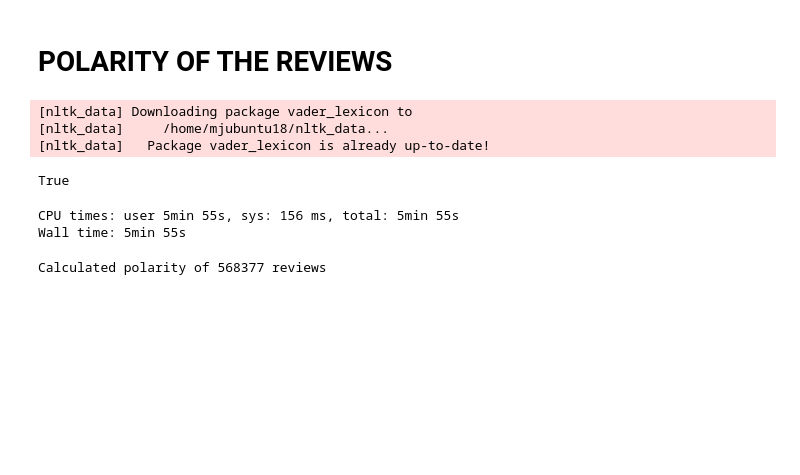
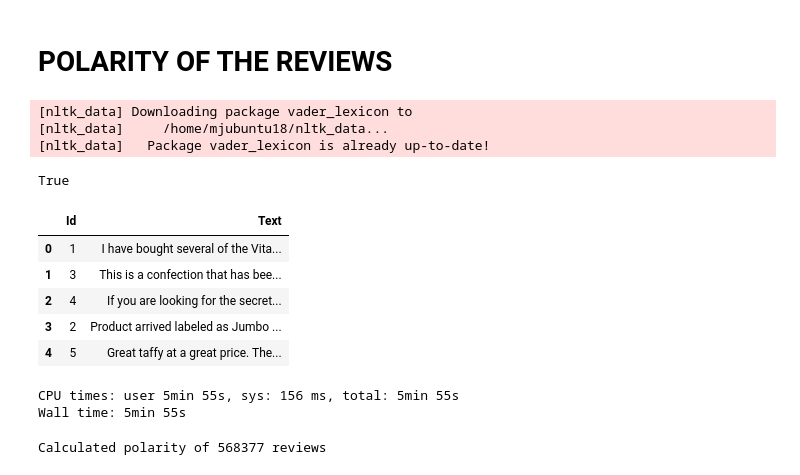
Before and after one commit to mjacker/bigdata, a Jupyter notebook: 04-sentiment-analysis.ipynb, the cells around one changed output. Cells and saved outputs as stored; diff of their text form; code cells hidden in the pictures; blank space fills up the shorter version.

```diff
--- a/04-sentiment-analysis.ipynb
+++ b/04-sentiment-analysis.ipynb
@@ -21,6 +21,15 @@ True
 # %%
 #Reviews
 reviews = dataset[['Id','Text']]
+# %%
+reviews.head()
+# %% [output]
+|  | Id | Text |
+| 0 | 1 | I have bought several of the Vita... |
+| 1 | 3 | This is a confection that has bee... |
+| 2 | 4 | If you are looking for the secret... |
+| 3 | 2 | Product arrived labeled as Jumbo ... |
+| 4 | 5 | Great taffy at a great price. The... |
 # %%
 #Vader Sentiment Analyzer
 analyzer = SentimentIntensityAnalyzer()
```
Also changed, not shown: parts of 3 cells of this notebook, 1 other file.
